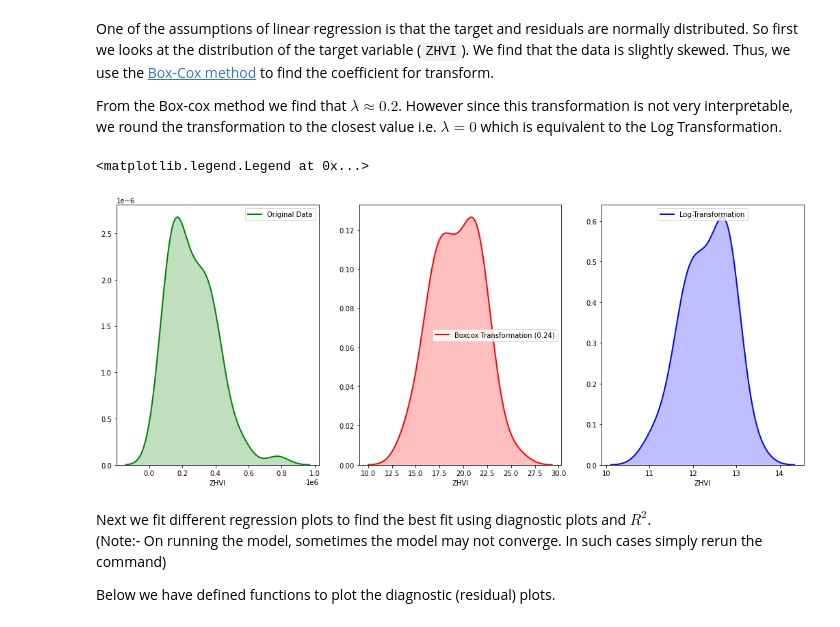
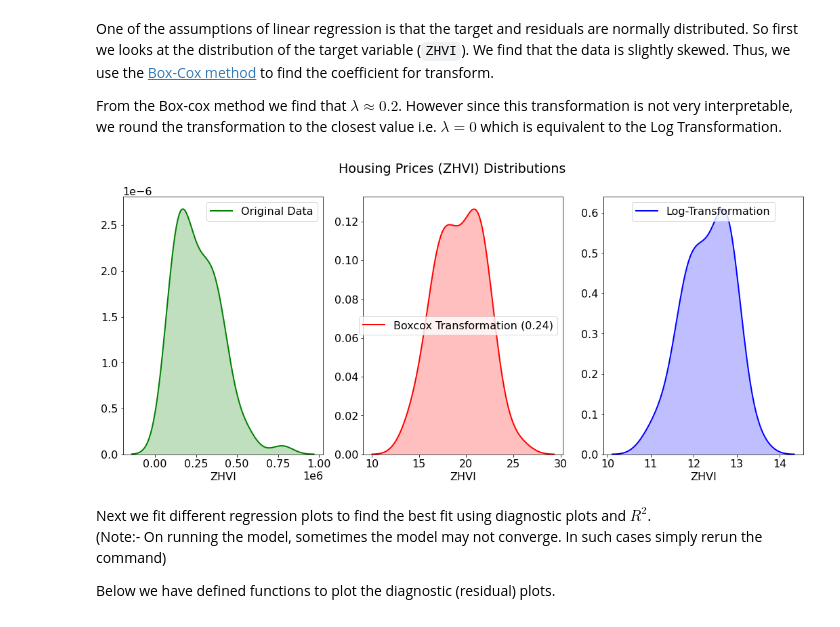
Before and after one commit to chavi-g/crime-rate-and-housing-price-analysis, a Jupyter notebook: final-project-report.ipynb, the cells around one changed output. Saved outputs shown, nothing was run; the diff lists cells and outputs as text; code cells hidden in the pictures.

```diff
--- a/final-project-report.ipynb
+++ b/final-project-report.ipynb
@@ -109,19 +109,20 @@ From the Box-cox method we find that $\lambda \approx 0.2$. However since this t
 # %%
 fig, ax = plt.subplots(1,3, figsize = (18, 7))
 sns.distplot(price_crime_summary.ZHVI, hist = False, kde = True,
             kde_kws = {'shade': True, 'linewidth': 2},
             label = "Original Data", color ="green", ax = ax[0])
 arr, lmbda = stats.boxcox(price_crime_summary['ZHVI'])
 sns.distplot(np.power(price_crime_summary.ZHVI, lmbda), hist = False, kde = True,
             kde_kws = {'shade': True, 'linewidth': 2},
             label = "Boxcox Transformation (" + str(np.round(lmbda,2)) + ")", color ="red", ax = ax[1])
 sns.distplot(np.log(price_crime_summary.ZHVI), hist = False, kde = True,
             kde_kws = {'shade': True, 'linewidth': 2},
             label = "Log-Transformation", color ="blue", ax = ax[2])
 plt.legend(loc = 'upper center')
+plt.suptitle('Housing Prices (ZHVI) Distributions')
+plt.savefig('housing_price_distributions.png', dpi = 500)
 # %% [output]
-<matplotlib.legend.Legend at 0x...>
-[figure, old version]
+[figure, new version]
 # %% [markdown]
 Next we fit different regression plots to find the best fit using diagnostic plots and $R^2$.
 (Note:- On running the model, sometimes the model may not converge. In such cases simply rerun the command)
```
Also changed, not shown: parts of 5 cells of this notebook.
